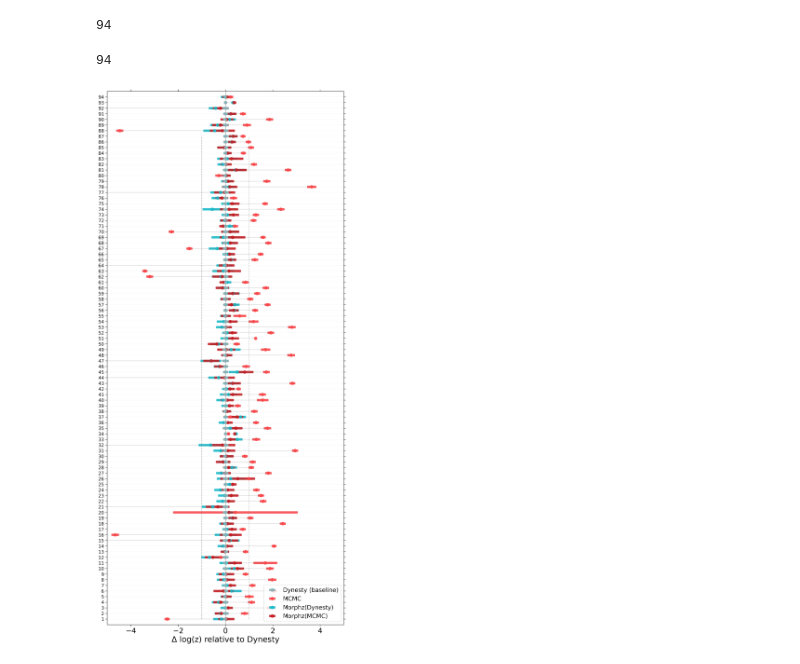
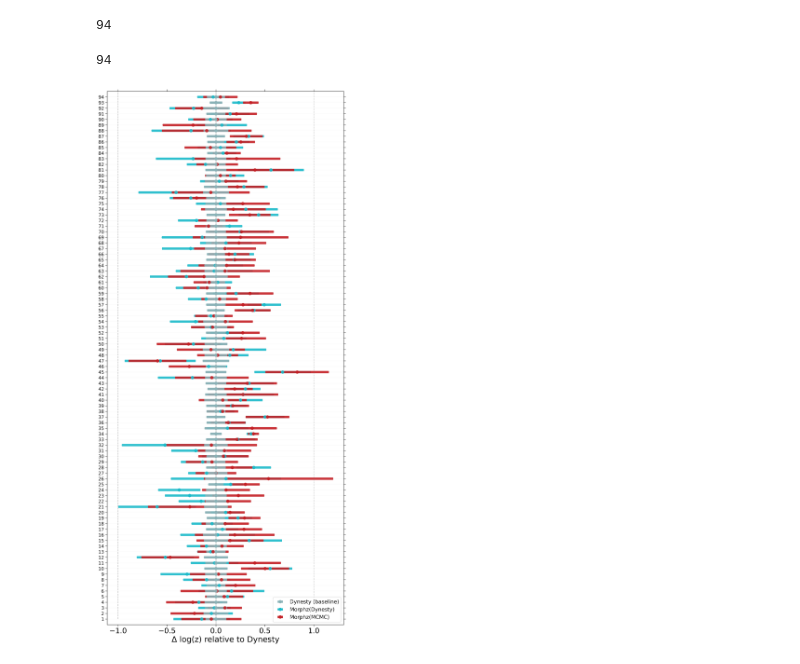
Before and after one commit to nz-gravity/morphZ_casestudy_CBC_pe, a Jupyter notebook: fast_pp/lvk_plots.ipynb, the cells around one changed output. Saved outputs shown, nothing was run; the diff lists cells and outputs as text; code cells hidden in the pictures.

Commit message:
plots.

```diff
--- a/fast_pp/lvk_plots.ipynb
+++ b/fast_pp/lvk_plots.ipynb
@@ -77,7 +68,7 @@ mpl.rcParams.update({
     "axes.titlesize": 22,
     "xtick.labelsize": 22,
     "ytick.labelsize": 14,
-    "legend.fontsize": 18,
+    "legend.fontsize": 16,
     "axes.linewidth": 1.0,
     "xtick.direction": "out",
     "ytick.direction": "out",
@@ -164,11 +155,13 @@ def plot_delta_lnz_spaghetti(
     y = np.arange(len(seeds))
     labes = [
         'Dynesty',
-        'MCMC',
+        'SS(MCMC)',
         'Morphz(Dynesty)',
         'Morphz(MCMC)',   ]
     # plot points + error bars
     for j, m in enumerate(methods):
+        if j==1 :
+            continue
         ax.errorbar(
             delta[:, j], y, xerr=rel_err[:, j],
             fmt='o', ms=9, capsize=1, elinewidth=7,
@@ -178,36 +171,37 @@ def plot_delta_lnz_spaghetti(
         )
     ax.errorbar(
         delta[:, 0], y, xerr=rel_err[:, 0],
         fmt='o', ms=8, capsize=1, elinewidth=7,
         color=default_colors.get('dynesty'),
         alpha=0.9,
     )
-    ax.vlines(x=1,ymin=0,ymax=86,linestyles='dashed',alpha=0.5,colors="grey")
-    ax.vlines(x=-1,ymin=0,ymax=86,linestyles='dashed',alpha=0.6,colors="grey")
+    ax.vlines(x=1,ymin=0,ymax=94,linestyles='dashed',alpha=0.5,colors="grey")
+    ax.vlines(x=-1,ymin=0,ymax=94,linestyles='dashed',alpha=0.6,colors="grey")
 
     # connect methods within each seed (light spaghetti lines)
-    for k in range(len(seeds)):
-        ax.plot(delta[k, :], [y[k]] * len(methods), alpha=0.2, color='0.3')
+    # for k in range(len(seeds)):
+
+    #     ax.plot(delta[k, :], [y[k]] * len(methods), alpha=0.2, color='0.3')
     print(len(seeds))
     ax.legend( loc='lower right',frameon=True)
     ax.axvline(0.0, color='k', lw=0.8, alpha=0.6)
     ax.set_yticks(np.arange(0,len(seeds)))
     ax.set_yticklabels(np.arange(1,len(seeds)+1))
     ax.set_xlabel('Δ log(z) relative to Dynesty')
-    ax.set_xlim([-5,5])
+    # ax.set_xlim([-6,6])
     ax.set_ylim([-1,94])
 
     ax.grid(axis='y',alpha=0.1)
     # ax.set_title('Per-seed Δlog(z) ±1σ by method (dynesty baseline)')
     fig.tight_layout()
     return fig, ax
 
 # comparisons = load_seed_comparisons(root_dir)
 # sorted_d = dict(sorted(comparisons.items(), reverse=False))
 fig, ax = plot_delta_lnz_spaghetti(comparisons)
 # If you prefer propagated errors for deltas:
 # fig, ax = plot_delta_lnz_spaghetti(results_by_seed, propagate_baseline_error=True)
 plt.show()
 # %% [output]
 94
-[figure, old version]
+[figure, new version]
```
Also changed, not shown: parts of 2 cells of this notebook, 1 other file.
